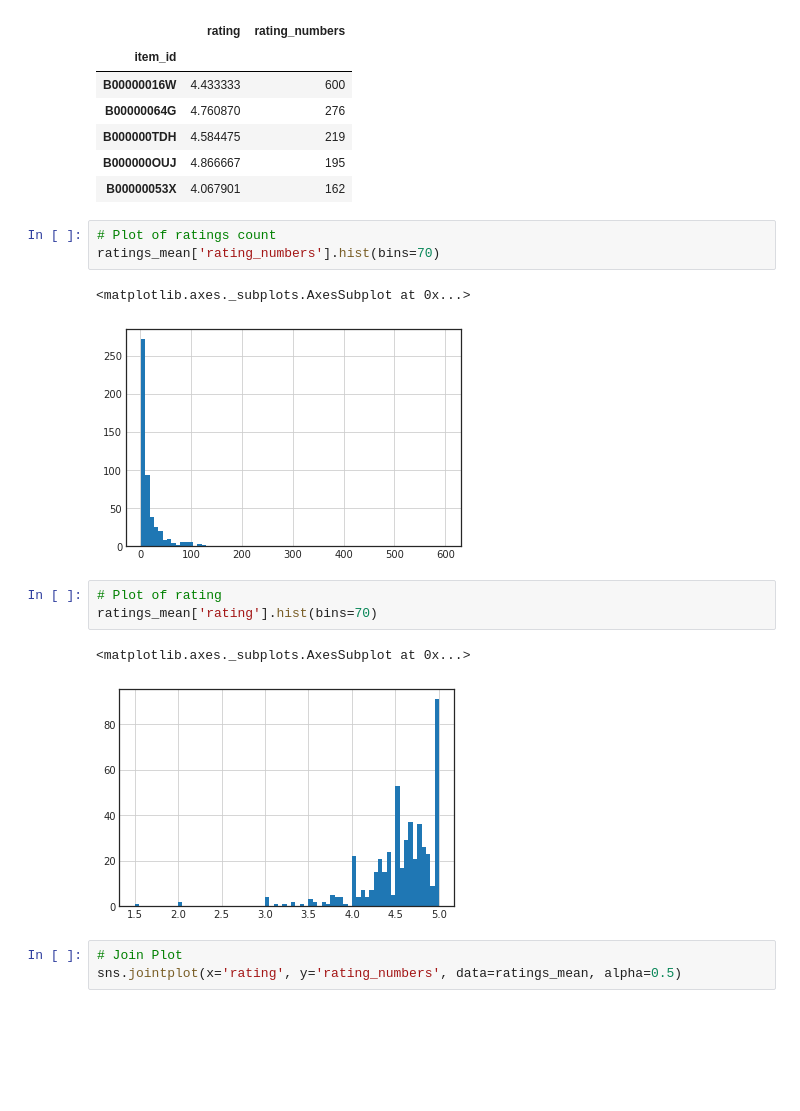
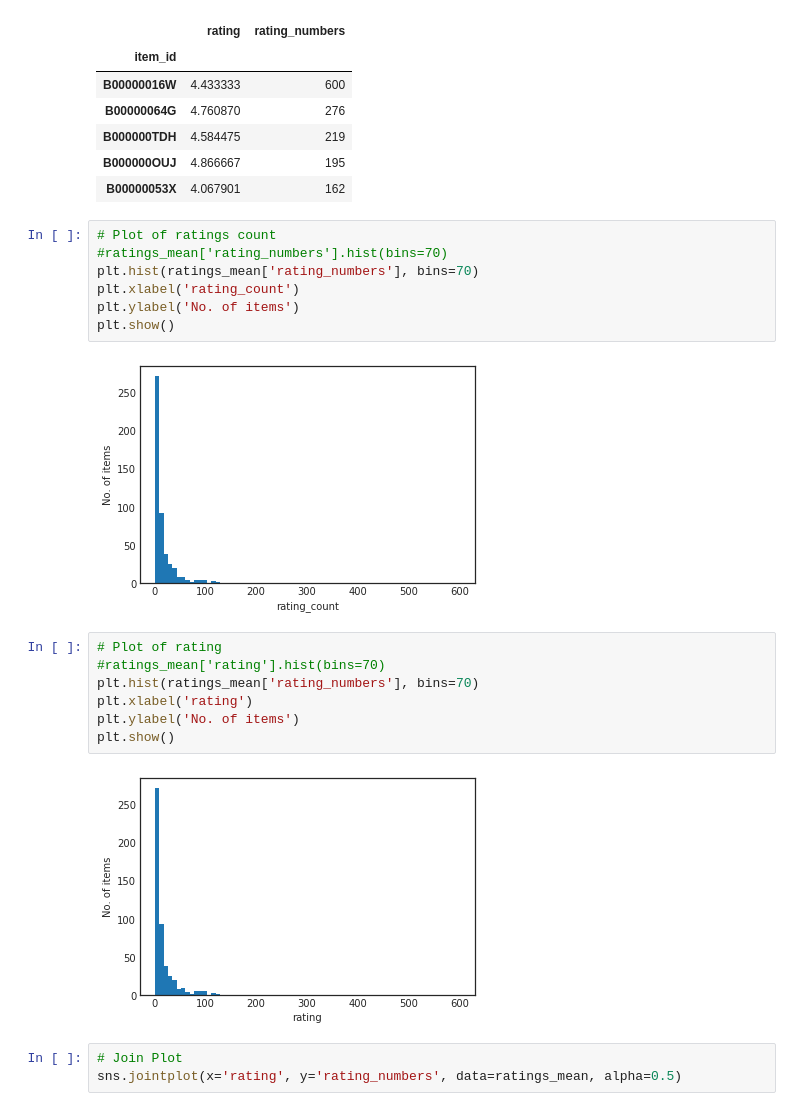
Before and after one commit to patiljeevanr/Recommendation, a Jupyter notebook: z_prefinal_reco/prefinal_1.ipynb, the cells around one changed output. Saved outputs shown, nothing was run; the diff lists cells and outputs as text; blank space fills up the shorter version.

```diff
--- a/z_prefinal_reco/prefinal_1.ipynb
+++ b/z_prefinal_reco/prefinal_1.ipynb
@@ -143,16 +147,22 @@ ratings_mean.sort_values('rating_numbers', ascending=False).head()
 | B00000053X | 4.067901 | 162 |
 # %%
 # Plot of ratings count
-ratings_mean['rating_numbers'].hist(bins=70)
+#ratings_mean['rating_numbers'].hist(bins=70)
+plt.hist(ratings_mean['rating_numbers'], bins=70)
+plt.xlabel('rating_count')
+plt.ylabel('No. of items')
+plt.show()
 # %% [output]
-<matplotlib.axes._subplots.AxesSubplot at 0x...>
-[figure, old version]
+[figure, new version]
 # %%
 # Plot of rating
-ratings_mean['rating'].hist(bins=70)
+#ratings_mean['rating'].hist(bins=70)
+plt.hist(ratings_mean['rating_numbers'], bins=70)
+plt.xlabel('rating')
+plt.ylabel('No. of items')
+plt.show()
 # %% [output]
-<matplotlib.axes._subplots.AxesSubplot at 0x...>
-[figure, old version]
+[figure, new version]
 # %%
 # Join Plot
 sns.jointplot(x='rating', y='rating_numbers', data=ratings_mean, alpha=0.5)
```
Also changed, not shown: parts of 12 cells of this notebook.
